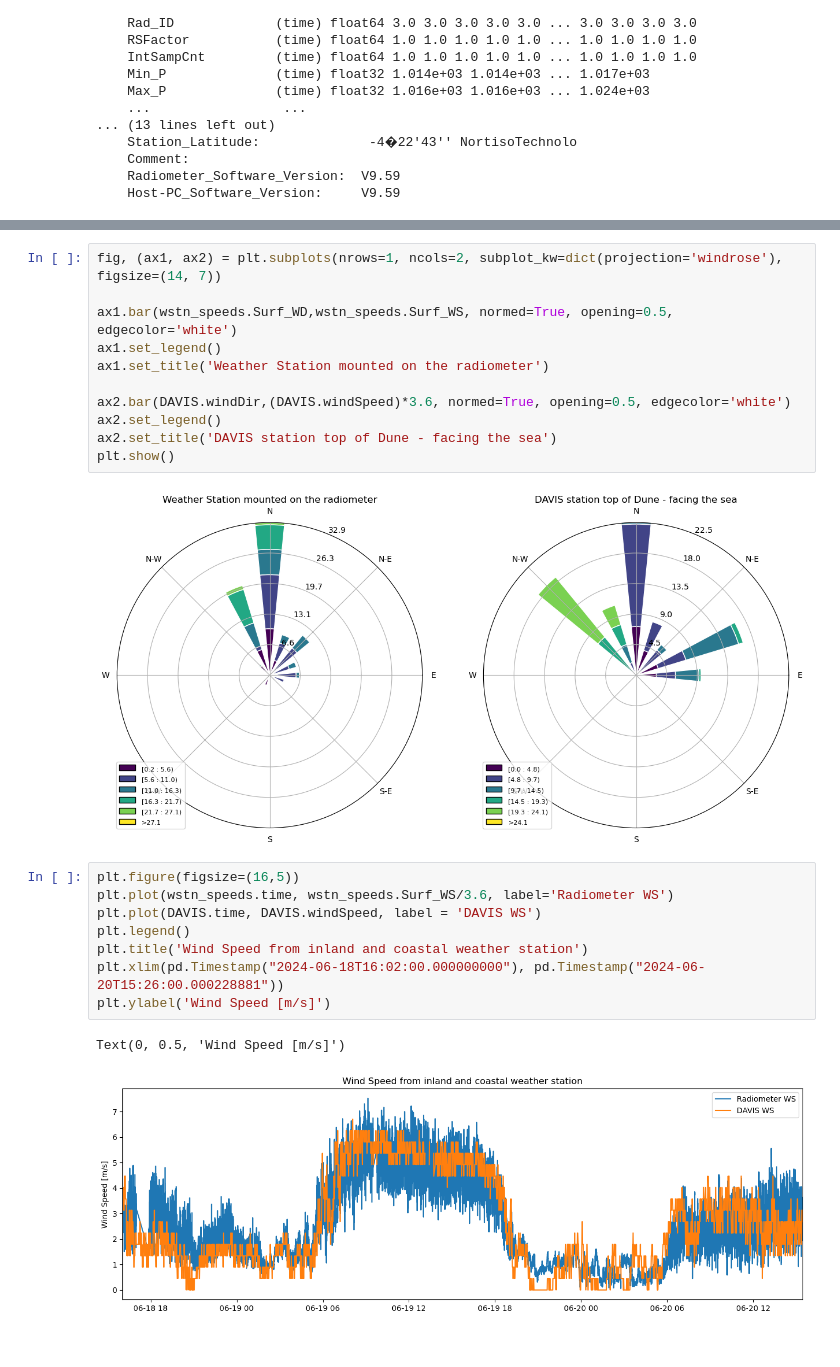
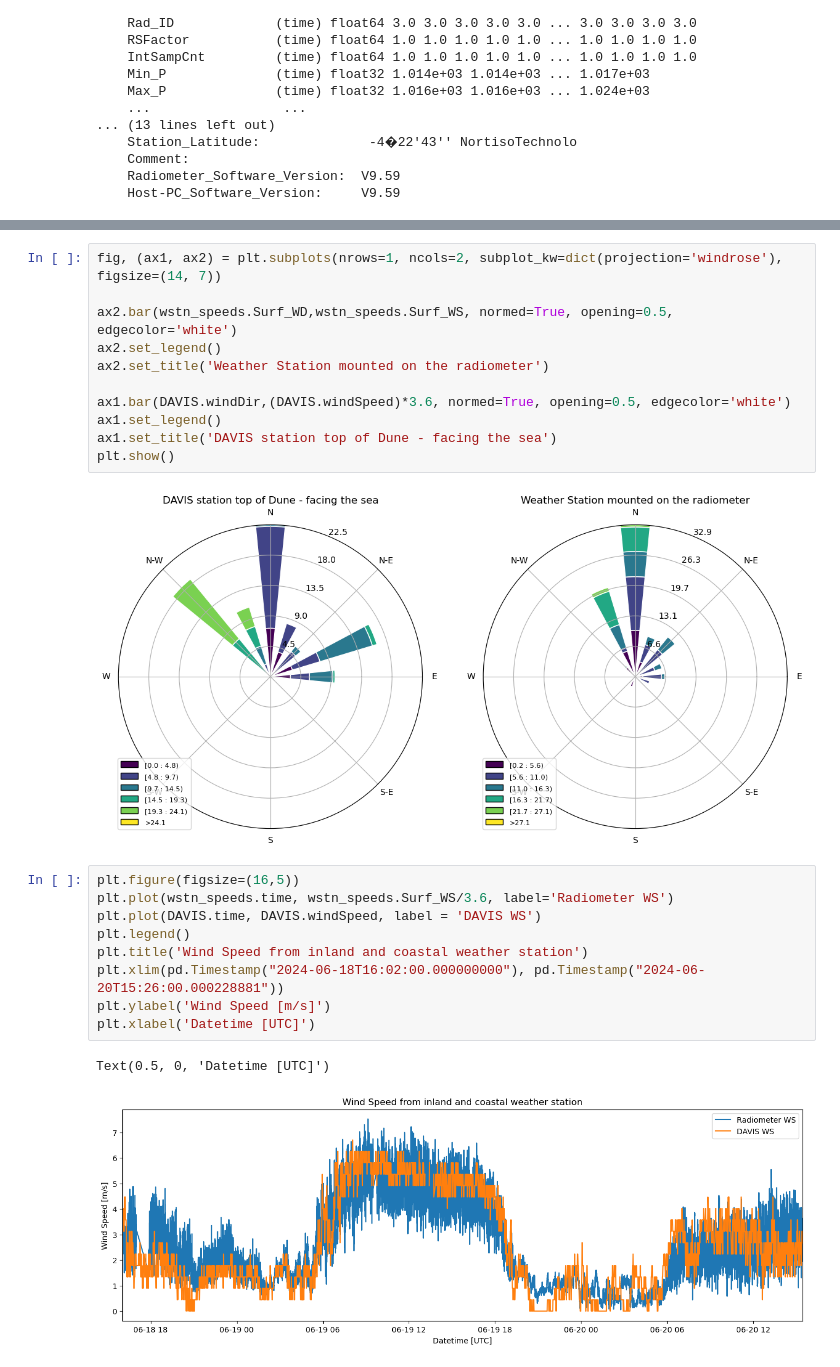
Before and after one commit to nefelita/Fieldwork, a Jupyter notebook: Nef.ipynb, the cells around one changed output, grey strips where cells are left out. Drawn from its saved outputs; the diff is of its cells as text.

```diff
--- a/Nef.ipynb
+++ b/Nef.ipynb
@@ -514,24 +559,25 @@ Data variables: (12/23)
 # %%
 fig, (ax1, ax2) = plt.subplots(nrows=1, ncols=2, subplot_kw=dict(projection='windrose'), figsize=(14, 7))
 
-ax1.bar(wstn_speeds.Surf_WD,wstn_speeds.Surf_WS, normed=True, opening=0.5, edgecolor='white')
+ax2.bar(wstn_speeds.Surf_WD,wstn_speeds.Surf_WS, normed=True, opening=0.5, edgecolor='white')
+ax2.set_legend()
+ax2.set_title('Weather Station mounted on the radiometer')
+
+ax1.bar(DAVIS.windDir,(DAVIS.windSpeed)*3.6, normed=True, opening=0.5, edgecolor='white')
 ax1.set_legend()
-ax1.set_title('Weather Station mounted on the radiometer')
-
-ax2.bar(DAVIS.windDir,(DAVIS.windSpeed)*3.6, normed=True, opening=0.5, edgecolor='white')
-ax2.set_legend()
-ax2.set_title('DAVIS station top of Dune - facing the sea')
+ax1.set_title('DAVIS station top of Dune - facing the sea')
 plt.show()
 # %% [output]
-[figure, old version]
+[figure, new version]
 # %%
 plt.figure(figsize=(16,5))
 plt.plot(wstn_speeds.time, wstn_speeds.Surf_WS/3.6, label='Radiometer WS')
 plt.plot(DAVIS.time, DAVIS.windSpeed, label = 'DAVIS WS')
 plt.legend()
 plt.title('Wind Speed from inland and coastal weather station')
 plt.xlim(pd.Timestamp("2024-06-18T16:02:00.000000000"), pd.Timestamp("2024-06-20T15:26:00.000228881"))
 plt.ylabel('Wind Speed [m/s]')
+plt.xlabel('Datetime [UTC]')
 # %% [output]
-Text(0, 0.5, 'Wind Speed [m/s]')
+Text(0.5, 0, 'Datetime [UTC]')
-[figure, old version]
+[figure, new version]
```
Also changed, not shown: parts of 16 cells of this notebook.
